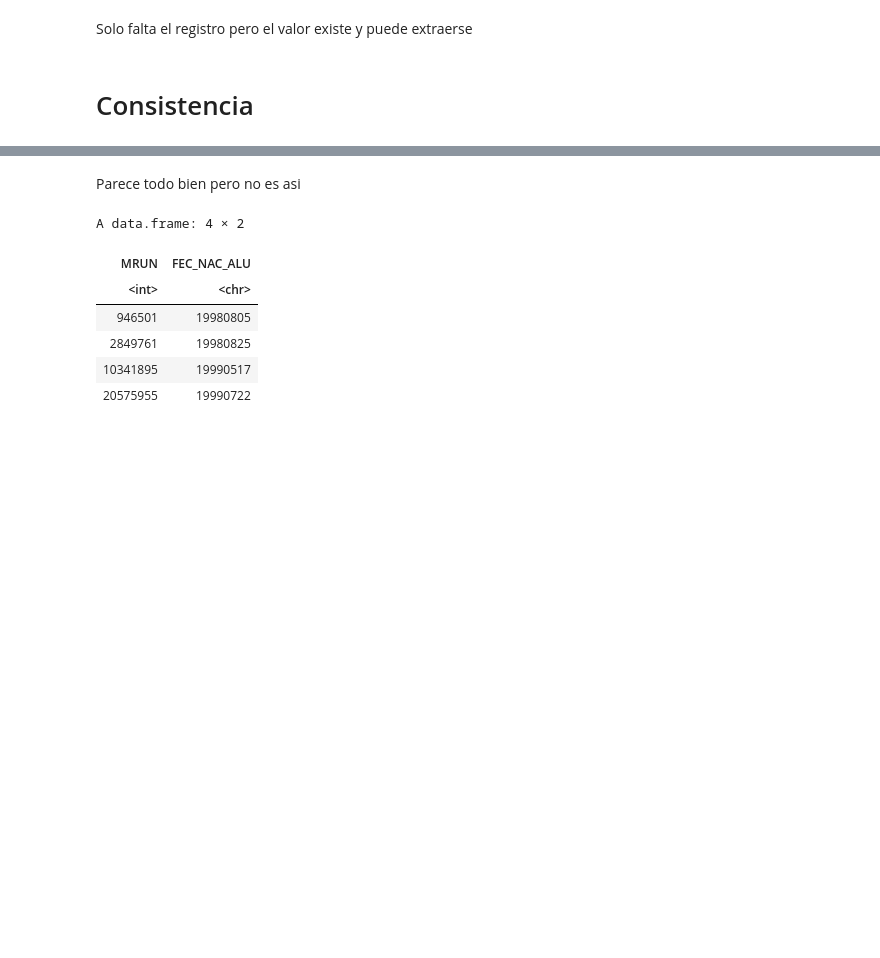
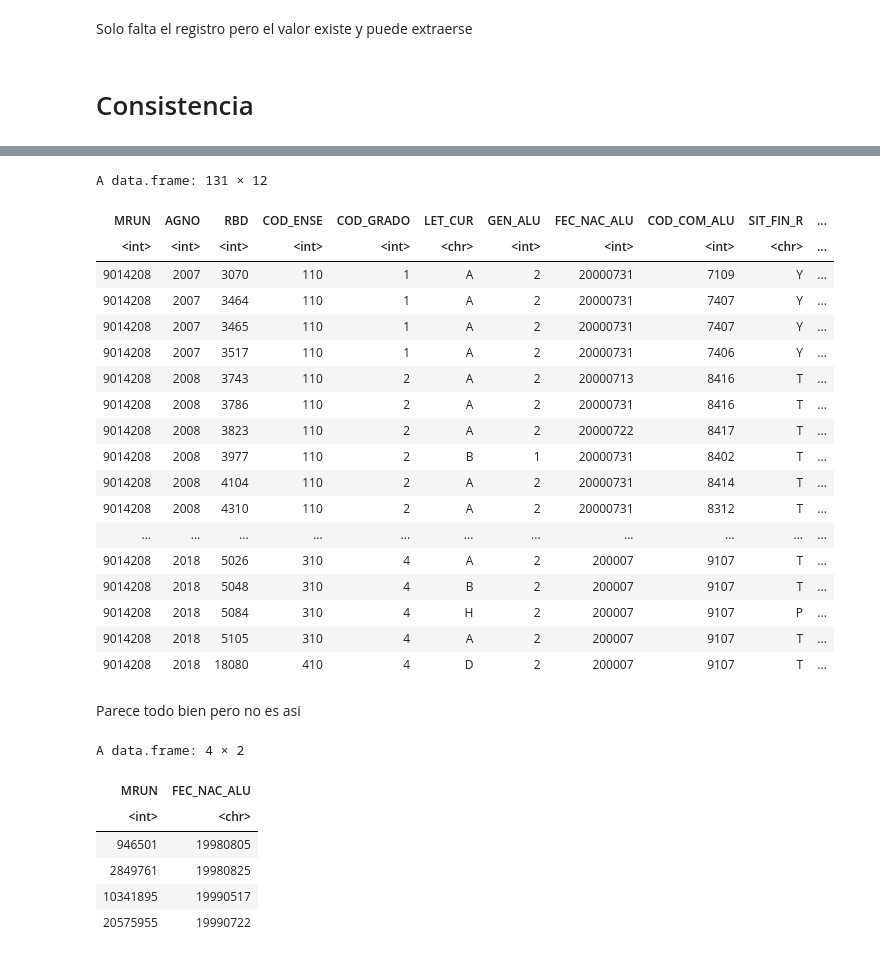
Before and after one commit to JDConejeros/Gestion-De-Datos-en-R, a Jupyter notebook: Clase_7_y_8_Depuracion_en_SQL.ipynb, the cells around one changed output, grey strips where cells are left out. Saved outputs shown, nothing was run; the diff lists cells and outputs as text; code cells hidden in the pictures; blank space fills up the shorter version.

```diff
--- a/Clase_7_y_8_Depuracion_en_SQL.ipynb
+++ b/Clase_7_y_8_Depuracion_en_SQL.ipynb
@@ -375,3 +517,29 @@ dbGetQuery(conn,"
+# %%
+dbGetQuery(conn,"
+select *
+FROM alumnos
+where MRUN=9014208
+")
+# %% [output]
+A data.frame: 131 × 12
+| MRUN | AGNO | RBD | COD_ENSE | COD_GRADO | LET_CUR | GEN_ALU | FEC_NAC_ALU | COD_COM_ALU | SIT_FIN_R | ... |
+| <int> | <int> | <int> | <int> | <int> | <chr> | <int> | <int> | <int> | <chr> | ... |
+| 9014208 | 2007 | 3070 | 110 | 1 | A | 2 | 20000731 | 7109 | Y | ... |
+| 9014208 | 2007 | 3464 | 110 | 1 | A | 2 | 20000731 | 7407 | Y | ... |
+| 9014208 | 2007 | 3465 | 110 | 1 | A | 2 | 20000731 | 7407 | Y | ... |
+| 9014208 | 2007 | 3517 | 110 | 1 | A | 2 | 20000731 | 7406 | Y | ... |
+| 9014208 | 2008 | 3743 | 110 | 2 | A | 2 | 20000713 | 8416 | T | ... |
+| 9014208 | 2008 | 3786 | 110 | 2 | A | 2 | 20000731 | 8416 | T | ... |
+| 9014208 | 2008 | 3823 | 110 | 2 | A | 2 | 20000722 | 8417 | T | ... |
+| 9014208 | 2008 | 3977 | 110 | 2 | B | 1 | 20000731 | 8402 | T | ... |
+| 9014208 | 2008 | 4104 | 110 | 2 | A | 2 | 20000731 | 8414 | T | ... |
+| 9014208 | 2008 | 4310 | 110 | 2 | A | 2 | 20000731 | 8312 | T | ... |
+| ... | ... | ... | ... | ... | ... | ... | ... | ... | ... | ... |
+| 9014208 | 2018 | 5026 | 310 | 4 | A | 2 | 200007 | 9107 | T | ... |
+| 9014208 | 2018 | 5048 | 310 | 4 | B | 2 | 200007 | 9107 | T | ... |
+| 9014208 | 2018 | 5084 | 310 | 4 | H | 2 | 200007 | 9107 | P | ... |
+| 9014208 | 2018 | 5105 | 310 | 4 | A | 2 | 200007 | 9107 | T | ... |
+| 9014208 | 2018 | 18080 | 410 | 4 | D | 2 | 200007 | 9107 | T | ... |
 # %% [markdown]
 Parece todo bien pero no es asi
 # %%
```
Also changed, not shown: parts of 68 cells of this notebook.
